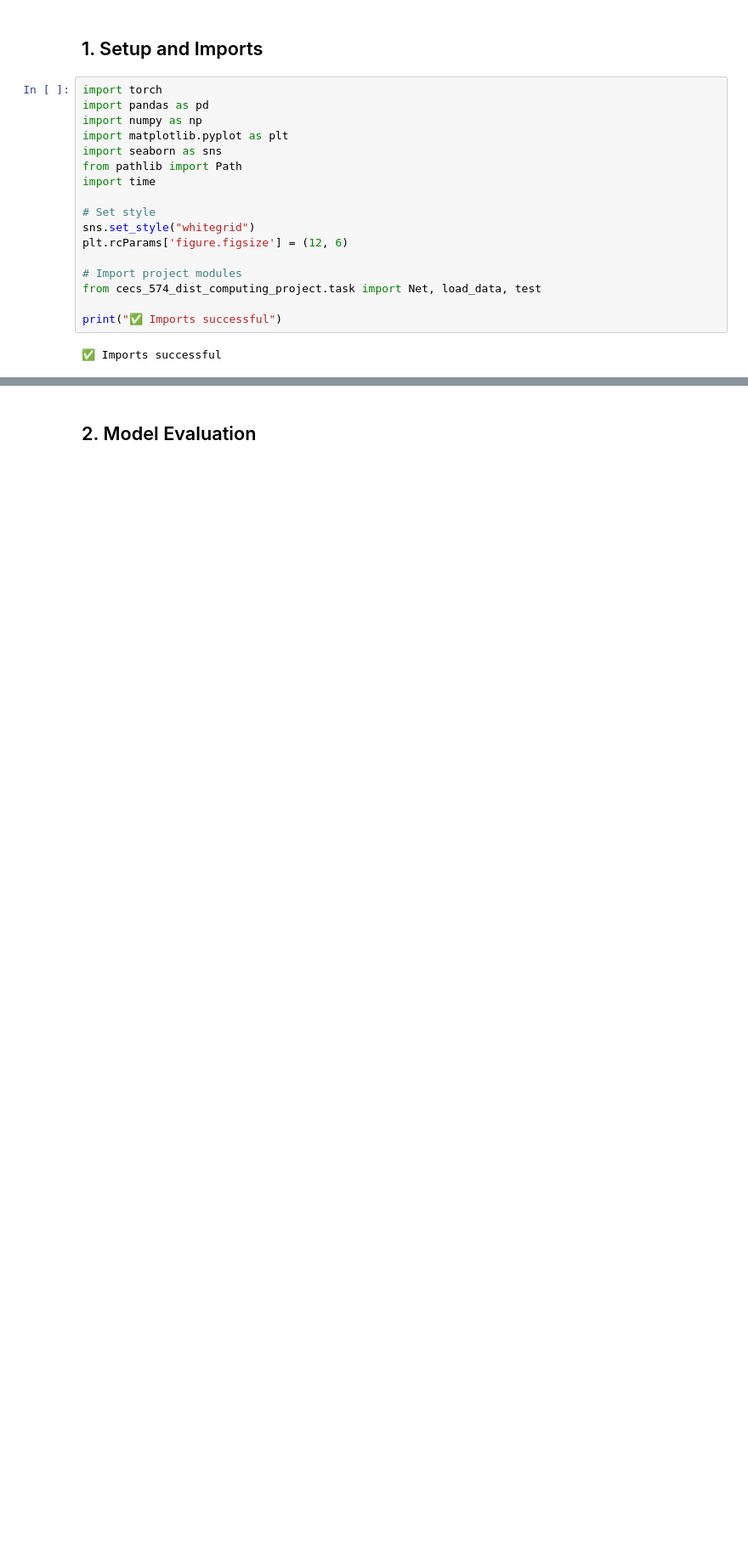
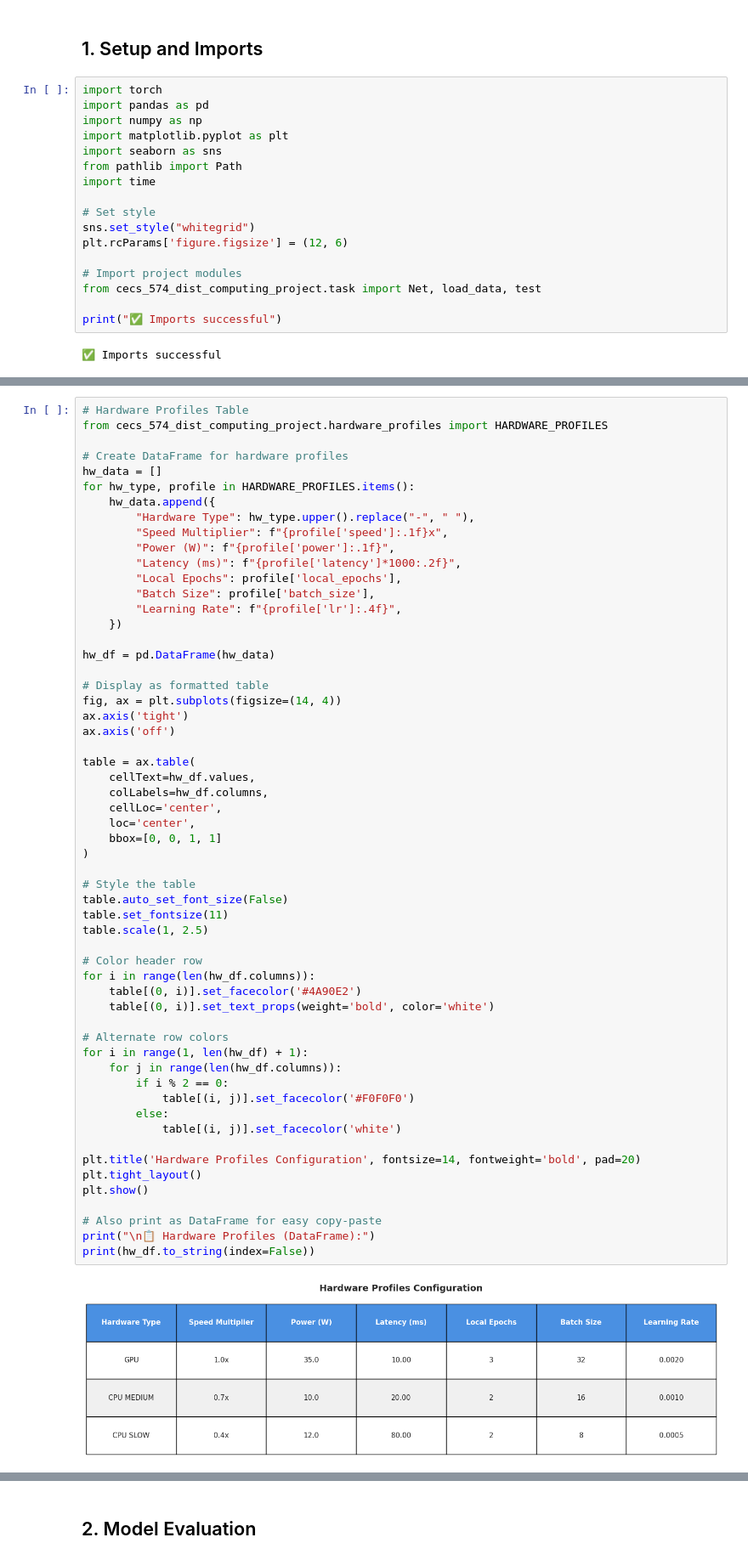
Before and after one commit to nhefner12/cecs-574-dist-computing-project, a Jupyter notebook: comparison_analysis.ipynb, the cells around one changed output, grey strips where cells are left out. Shown at 85% size. Drawn from its saved outputs; the diff is of its cells as text; blank space fills up the shorter version.

```diff
--- a/comparison_analysis.ipynb
+++ b/comparison_analysis.ipynb
@@ -29,0 +34,59 @@ print("✅ Imports successful")
+# %%
+# Hardware Profiles Table
+from cecs_574_dist_computing_project.hardware_profiles import HARDWARE_PROFILES
+
+# Create DataFrame for hardware profiles
+hw_data = []
+for hw_type, profile in HARDWARE_PROFILES.items():
+    hw_data.append({
+        "Hardware Type": hw_type.upper().replace("-", " "),
+        "Speed Multiplier": f"{profile['speed']:.1f}x",
+        "Power (W)": f"{profile['power']:.1f}",
+        "Latency (ms)": f"{profile['latency']*1000:.2f}",
+        "Local Epochs": profile['local_epochs'],
+        "Batch Size": profile['batch_size'],
+        "Learning Rate": f"{profile['lr']:.4f}",
+    })
+
+hw_df = pd.DataFrame(hw_data)
+
+# Display as formatted table
+fig, ax = plt.subplots(figsize=(14, 4))
+ax.axis('tight')
+ax.axis('off')
+
+table = ax.table(
+    cellText=hw_df.values,
+    colLabels=hw_df.columns,
+    cellLoc='center',
+    loc='center',
+    bbox=[0, 0, 1, 1]
+)
+
+# Style the table
+table.auto_set_font_size(False)
+table.set_fontsize(11)
+table.scale(1, 2.5)
+
+# Color header row
+for i in range(len(hw_df.columns)):
+    table[(0, i)].set_facecolor('#4A90E2')
+    table[(0, i)].set_text_props(weight='bold', color='white')
+
+# Alternate row colors
+for i in range(1, len(hw_df) + 1):
+    for j in range(len(hw_df.columns)):
+        if i % 2 == 0:
+            table[(i, j)].set_facecolor('#F0F0F0')
+        else:
+            table[(i, j)].set_facecolor('white')
+
+plt.title('Hardware Profiles Configuration', fontsize=14, fontweight='bold', pad=20)
+plt.tight_layout()
+plt.show()
+
+# Also print as DataFrame for easy copy-paste
+print("\n📋 Hardware Profiles (DataFrame):")
+print(hw_df.to_string(index=False))
+# %% [output]
+[figure, added]
```
Also changed, not shown: parts of 16 cells of this notebook, 11 other files.
